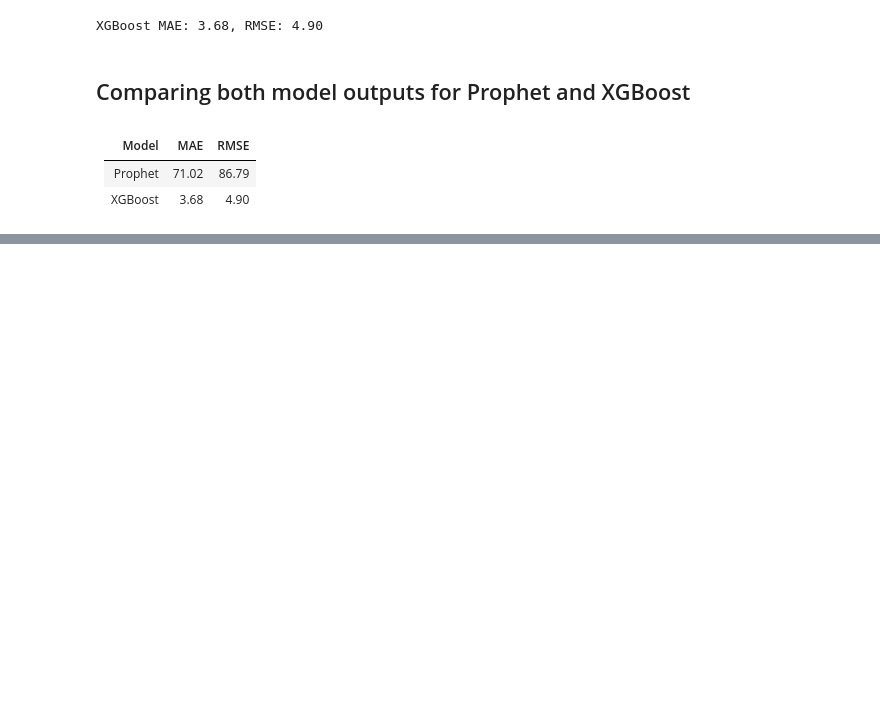
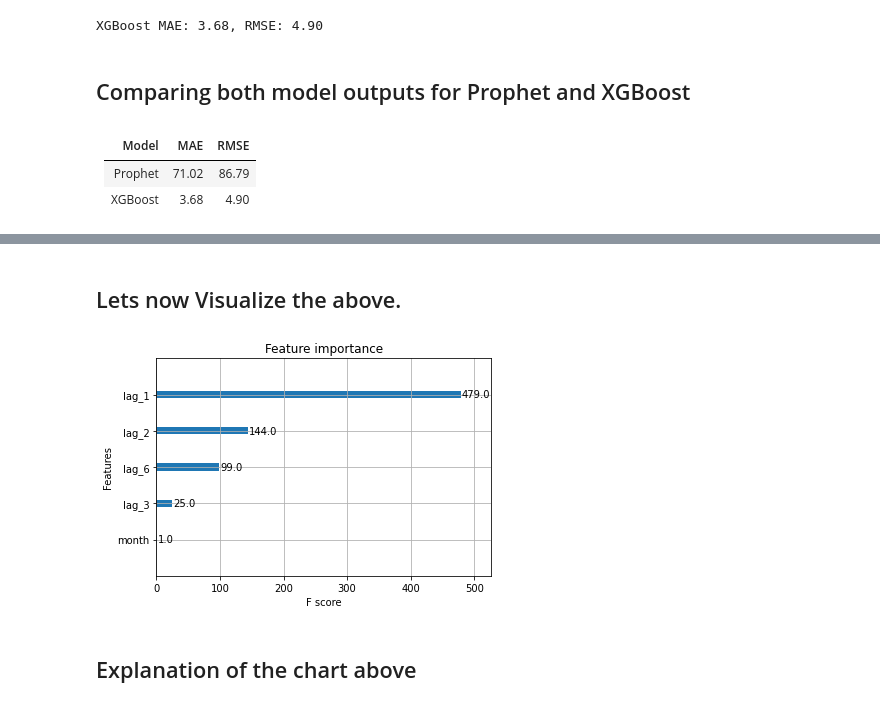
Before and after one commit to Riiny-Riiny/retail-inventory-ai, a Jupyter notebook: rag_prject.ipynb, the cells around one changed output, grey strips where cells are left out. Saved outputs shown, nothing was run; the diff lists cells and outputs as text; code cells hidden in the pictures; blank space fills up the shorter version.

```diff
--- a/rag_prject.ipynb
+++ b/rag_prject.ipynb
@@ -436,0 +507,9 @@ XGBoost MAE: 3.68, RMSE: 4.90
+# %% [markdown]
+## Lets now Visualize the above.
+# %%
+xgb.plot_importance(model, max_num_features=10)
+plt.show()
+# %% [output]
+[figure, added]
+# %% [markdown]
+## Explanation of the chart above
```
Also changed, not shown: parts of 23 cells of this notebook, 1 other file.
